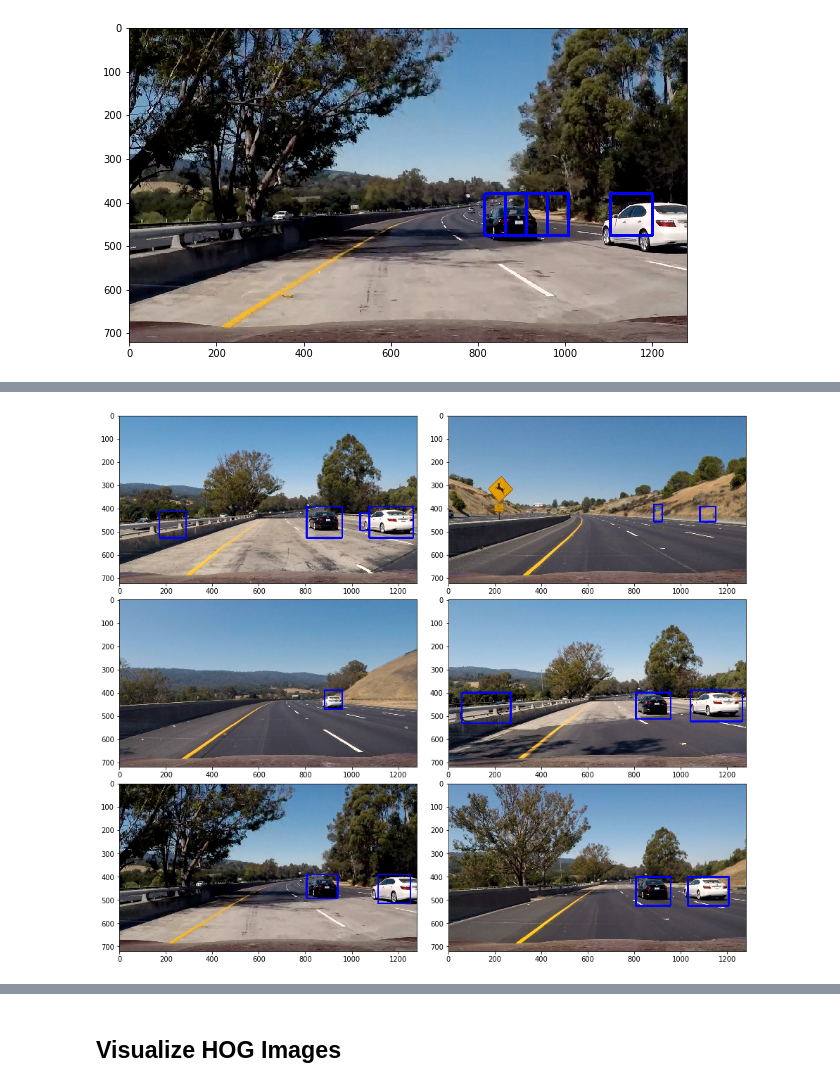
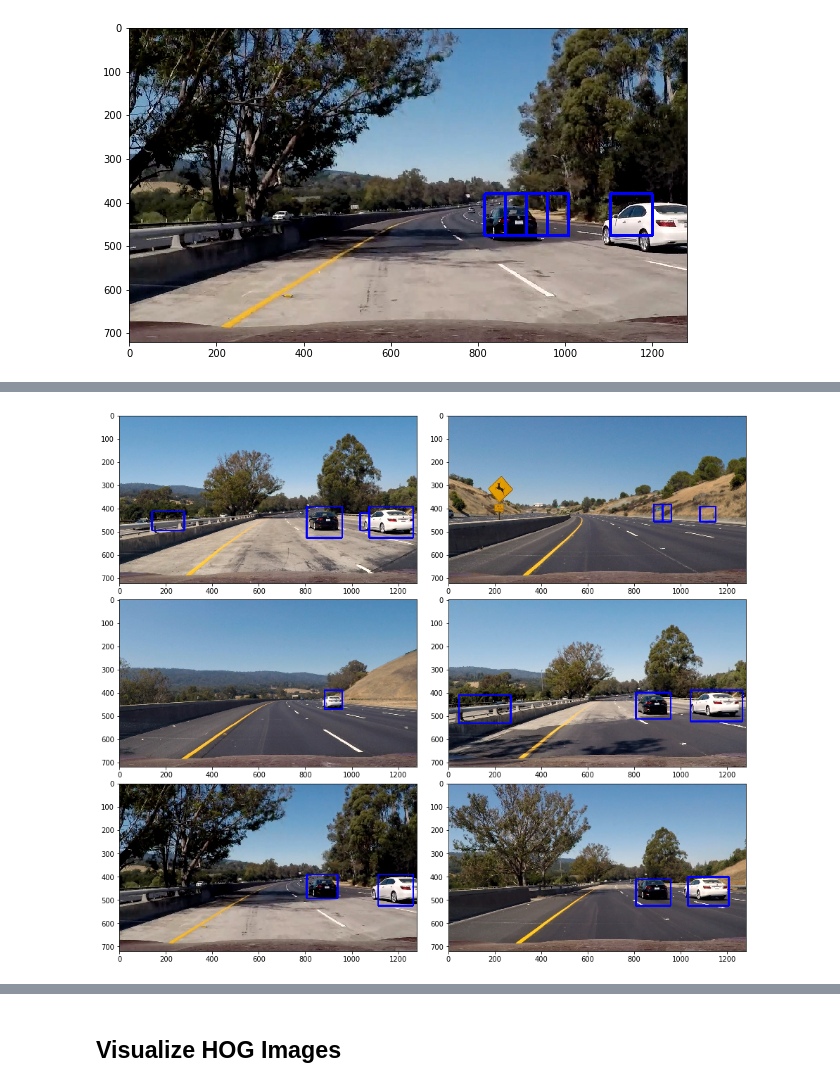
Before and after one commit to thomasdunlap/Autonomous-Vehicle-HOG-Detection, a Jupyter notebook: Vehicle_Detection.ipynb, the cells around one changed output, grey strips where cells are left out. Cells and saved outputs as stored; diff of their text form; code cells hidden in the pictures.

```diff
--- a/Vehicle_Detection.ipynb
+++ b/Vehicle_Detection.ipynb
@@ -483,14 +439,23 @@ def process_frame(img):
+# %%
+def process_img(img):
+    rectangles = get_rectangles(img)
+    heatmap_img = np.zeros_like(img[:,:,0])
+    heatmap_img = add_heat(heatmap_img, rectangles)
+    heatmap_img = apply_threshold(heatmap_img, 1)
+    labels = label(heatmap_img)
+    draw_img, rects = draw_labeled_bboxes(np.copy(img), labels)
+    return draw_img
 # %%
 test_images = glob.glob('./test_images/test*.jpg')
 
 fig, axes = plt.subplots(3, 2, figsize=(16, 14))
 fig.subplots_adjust(hspace = .1, wspace= .1)
 axes = axes.ravel()
 
 for i, im in enumerate(test_images):
-    axes[i].imshow(process_frame(mpimg.imread(im)))
+    axes[i].imshow(process_img(mpimg.imread(im)))
 # %% [output]
-[figure, old version]
+[figure, new version]
 # %%
 test_out_file = 'test_video_out.mp4'
 clip_test = VideoFileClip('test_video.mp4')
```
Also changed, not shown: parts of 17 cells of this notebook.
